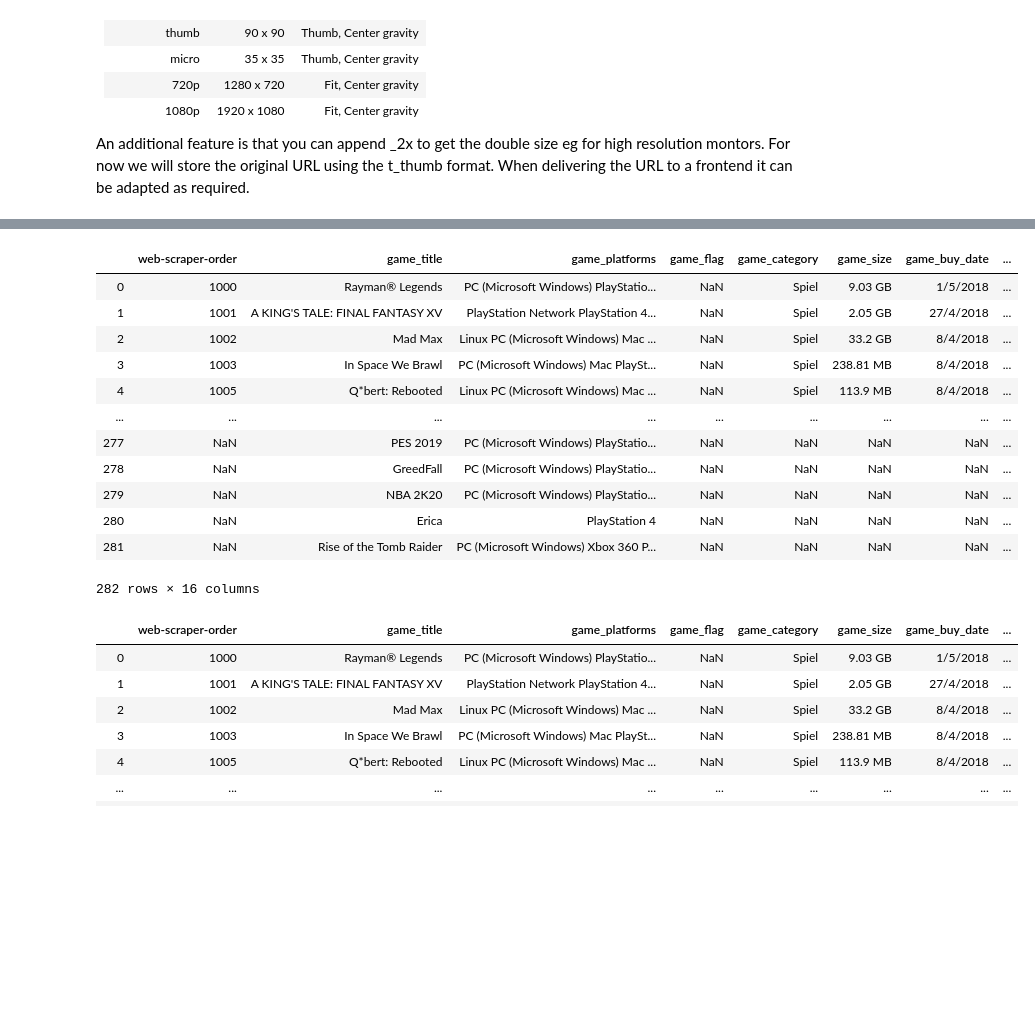
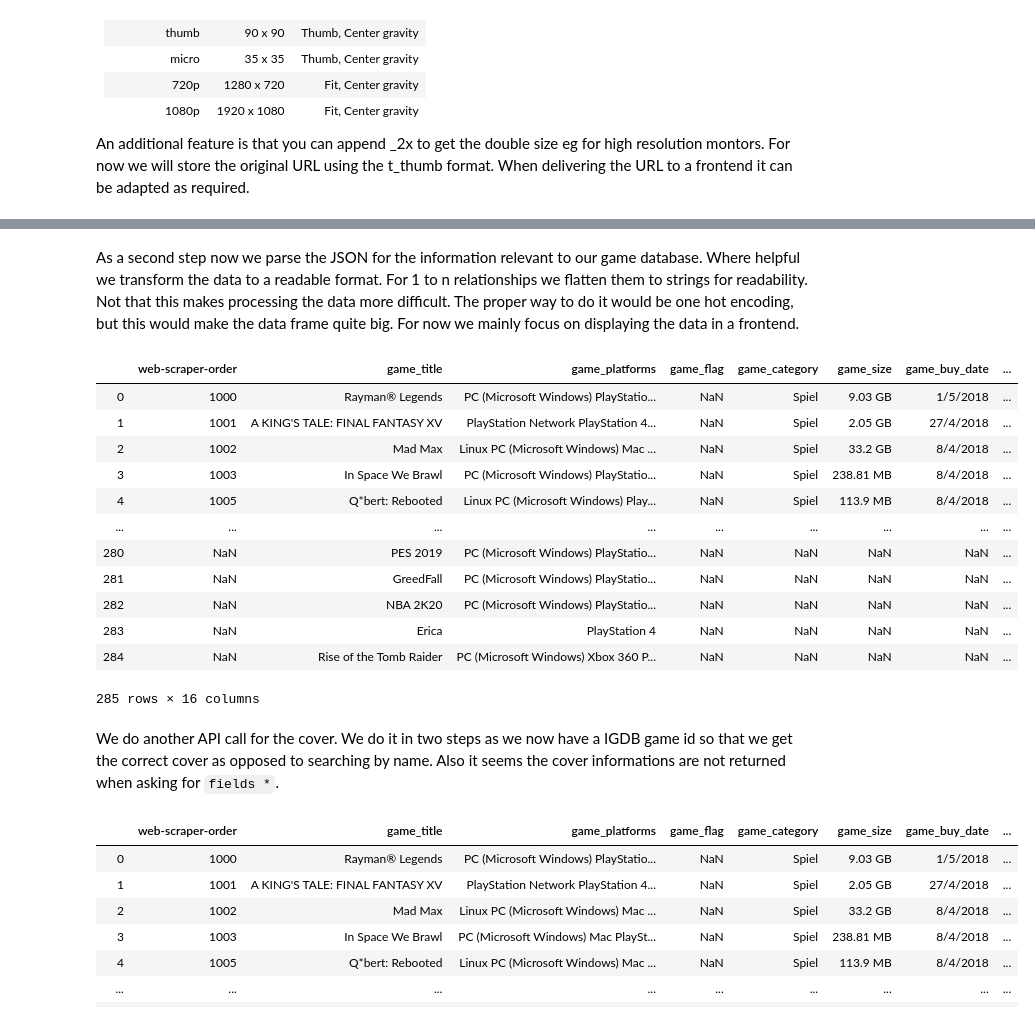
Before and after one commit to Nop287/game_db, a Jupyter notebook: build_game_db.ipynb, the cells around one changed output, grey strips where cells are left out. Cells and saved outputs as stored; diff of their text form; code cells hidden in the pictures; blank space fills up the shorter version.

```diff
--- a/build_game_db.ipynb
+++ b/build_game_db.ipynb
@@ -140,7 +178,7 @@ print(igdb_genres)
 # %%
-igdb_url = "https://api-v3.igdb.com/themes"
+igdb_url = "https://api.igdb.com/v4/themes"
 
-# we get all the platforms with id and name
+# we get all the themes with id and name
 igdb_data = 'fields id, name; limit 500;'
 
 req = requests.post(igdb_url, data=igdb_data, headers=igdb_headers)
@@ -153,5 +191,5 @@ igdb_themes = {}
 for elem in igdb_themes_list:
     igdb_themes[elem["id"]] = elem["name"]
 
-print(igdb_themes)
+print(json.dumps(igdb_themes, indent=4, sort_keys=True))
 # %% [output]
@@ -178,12 +232,11 @@ micro | 35 x 35 | Thumb, Center gravity
 
 An additional feature is that you can append _2x to get the double size eg for high resolution montors. For now we will store the original URL using the t_thumb format. When delivering the URL to a frontend it can be adapted as required.
 # %%
-igdb_url = "https://api-v3.igdb.com/games"
+igdb_url = "https://api.igdb.com/v4/games"
 
-# we get all the platforms with id and name
-# igdb_data = 'fields cover.*; where id=1968;'
-igdb_data = 'fields cover.*; where id=100359;'
-
+# we get information on the cover for some examples
+igdb_data = 'fields cover.*; where id=1968;'
+# igdb_data = 'fields cover.*; where id=100359;'
 # igdb_data = 'fields cover.*; where id=134065;'
 
 req = requests.post(igdb_url, data=igdb_data, headers=igdb_headers)
@@ -192,7 +245,6 @@ igdb_cover = json.loads(req.content)
 
 print(json.dumps(igdb_cover, indent=4, sort_keys=True))
 
-
 print(igdb_cover[0]["cover"]["url"])
 # %% [output]
 [
@@ -221,12 +275,11 @@ We will not model this complexity in our database. For us the relevant release d
 # %%
-igdb_url = "https://api-v3.igdb.com/release_dates"
+igdb_url = "https://api.igdb.com/v4/release_dates"
 
-# we get all the platforms with id and name
-# igdb_data = 'fields *; where game=1968 & region=1 & platform=48;'
+# we look at one example
+igdb_data = 'fields *; where game=1968 & region=1 & platform=48;'
+# Some more examples with less restrictions to get a feel for the data structure
 # igdb_data = 'fields *; where game=125174;'
-igdb_data = 'fields *; where game=21610 & region=1;'
-
-
+# igdb_data = 'fields *; where game=21610 & region=1;'
 
 req = requests.post(igdb_url, data=igdb_data, headers=igdb_headers)
 
@@ -264,5 +319,5 @@ Note: It is better to search all lower case, it is easier to successfully find g
 # %%
-igdb_url = "https://api-v3.igdb.com/games"
+igdb_url = "https://api.igdb.com/v4/games"
 
 # we will only look at PS4 games now
 df_tmp = psn_games[(psn_games.game_platforms == "PS4") & psn_games.game_flag.isna()].copy()
@@ -288,9 +343,13 @@ for idx, name in zip(df_tmp.index, df_tmp.game_title):
     if(len(json_data) > 0):
         df_tmp.loc[idx, "igdb_json"] = req.content
 
-# save df_tmp for later use
+# save the full result for later use
 df_tmp_back = df_tmp.copy()
 
+# remove games which were not found on igdb
+df_tmp = df_tmp[df_tmp['igdb_json'].notna()]
+df_tmp.reset_index(inplace=True, drop=True)
+
 df_tmp
 # %% [output]
 Rayman  Legends :  0  ->  1
@@ -326,45 +400,44 @@ Rise of the Tomb Raider :  290  ->  4
+# %% [markdown]
+As a second step now we parse the JSON for the information relevant to our game database. Where helpful we transform the data to a readable format. For 1 to n relationships we flatten them to strings for readability. Not that this makes processing the data more difficult. The proper way to do it would be one hot encoding, but this would make the data frame quite big. For now we mainly focus on displaying the data in a frontend.
 # %%
-df_tmp = df_tmp_back.copy()
-
-# remove games which were not found on igdb
-df_tmp = df_tmp[df_tmp['igdb_json'].notna()]
-df_tmp.reset_index(inplace=True, drop=True)
 
 for idx in df_tmp.index:
     json_tmp = json.loads(df_tmp.iloc[idx].igdb_json)[0]
     if "total_rating" in json_tmp:
         df_tmp.loc[idx, "game_rating"] = json_tmp["total_rating"]
     if "total_rating_count" in json_tmp:
         df_tmp.loc[idx, "game_rating_count"] = json_tmp["total_rating_count"]
     if "genres" in json_tmp:
         df_tmp.loc[idx, "game_genres"] = str.strip(''.join(((igdb_genres[json_genre] + " ") for json_genre in json_tmp["genres"])))
     if "themes" in json_tmp:
         df_tmp.loc[idx, "game_themes"] = str.strip(''.join(((igdb_themes[json_theme] + " ") for json_theme in json_tmp["themes"])))
     if "platforms" in json_tmp:
         df_tmp.loc[idx, "game_platforms"] = str.strip(''.join(((igdb_platforms[json_platform] + " ") for json_platform in json_tmp["platforms"])))
     if "id" in json_tmp:
         df_tmp.loc[idx, "game_igdb_id"] = json_tmp["id"]
     if "name" in json_tmp:
         df_tmp.loc[idx, "game_igdb_name"] = json_tmp["name"]
     if "summary" in json_tmp:
         df_tmp.loc[idx, "summary"] = json_tmp["summary"]
 
 df_tmp["game_rating_count"].fillna(0, inplace=True)
 df_tmp = df_tmp.astype({"games_found": int, "game_rating_count": int, "game_igdb_id": int})
 
 df_tmp
 # %% [output]
 |  | web-scraper-order | game_title | game_platforms | game_flag | game_category | game_size | game_buy_date | ... |
 | 0 | 1000 | Rayman® Legends | PC (Microsoft Windows) PlayStatio... | NaN | Spiel | 9.03 GB | 1/5/2018 | ... |
 | 1 | 1001 | A KING'S TALE: FINAL FANTASY XV | PlayStation Network PlayStation 4... | NaN | Spiel | 2.05 GB | 27/4/2018 | ... |
 | 2 | 1002 | Mad Max | Linux PC (Microsoft Windows) Mac ... | NaN | Spiel | 33.2 GB | 8/4/2018 | ... |
-| 3 | 1003 | In Space We Brawl | PC (Microsoft Windows) Mac PlaySt... | NaN | Spiel | 238.81 MB | 8/4/2018 | ... |
-| 4 | 1005 | Q*bert: Rebooted | Linux PC (Microsoft Windows) Mac ... | NaN | Spiel | 113.9 MB | 8/4/2018 | ... |
+| 3 | 1003 | In Space We Brawl | PC (Microsoft Windows) PlayStatio... | NaN | Spiel | 238.81 MB | 8/4/2018 | ... |
+| 4 | 1005 | Q*bert: Rebooted | Linux PC (Microsoft Windows) Play... | NaN | Spiel | 113.9 MB | 8/4/2018 | ... |
 | ... | ... | ... | ... | ... | ... | ... | ... | ... |
-| 277 | NaN | PES 2019 | PC (Microsoft Windows) PlayStatio... | NaN | NaN | NaN | NaN | ... |
-| 278 | NaN | GreedFall | PC (Microsoft Windows) PlayStatio... | NaN | NaN | NaN | NaN | ... |
-| 279 | NaN | NBA 2K20 | PC (Microsoft Windows) PlayStatio... | NaN | NaN | NaN | NaN | ... |
-| 280 | NaN | Erica | PlayStation 4 | NaN | NaN | NaN | NaN | ... |
-| 281 | NaN | Rise of the Tomb Raider | PC (Microsoft Windows) Xbox 360 P... | NaN | NaN | NaN | NaN | ... |
+| 280 | NaN | PES 2019 | PC (Microsoft Windows) PlayStatio... | NaN | NaN | NaN | NaN | ... |
+| 281 | NaN | GreedFall | PC (Microsoft Windows) PlayStatio... | NaN | NaN | NaN | NaN | ... |
+| 282 | NaN | NBA 2K20 | PC (Microsoft Windows) PlayStatio... | NaN | NaN | NaN | NaN | ... |
+| 283 | NaN | Erica | PlayStation 4 | NaN | NaN | NaN | NaN | ... |
+| 284 | NaN | Rise of the Tomb Raider | PC (Microsoft Windows) Xbox 360 P... | NaN | NaN | NaN | NaN | ... |
-282 rows × 16 columns
+285 rows × 16 columns
+# %% [markdown]
+We do another API call for the cover. We do it in two steps as we now have a IGDB game id so that we get the correct cover as opposed to searching by name. Also it seems the cover informations are not returned when asking for `fields *`.
 # %%
```
Also changed, not shown: parts of 31 cells of this notebook.
